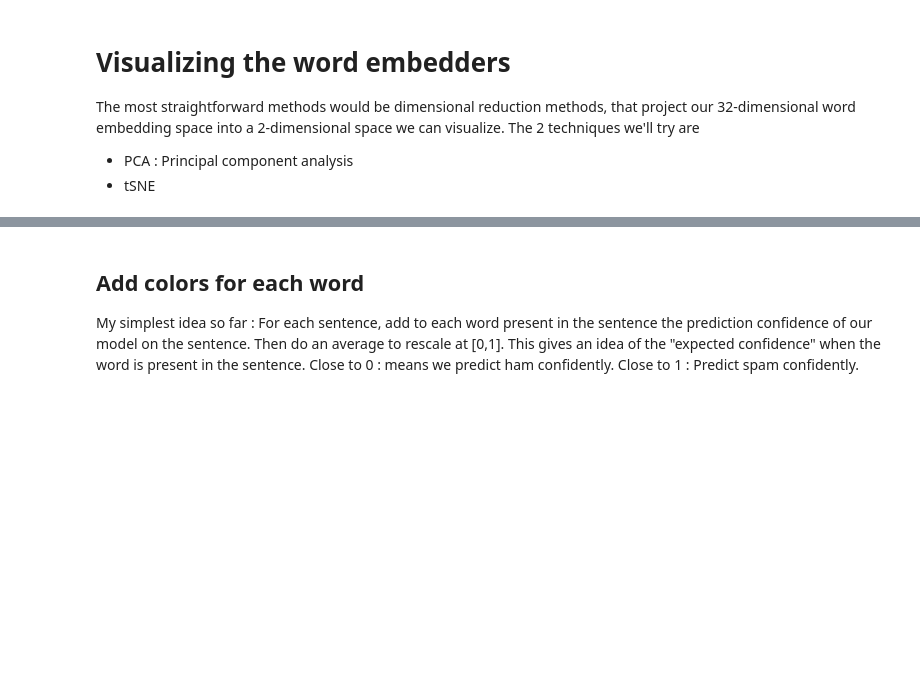
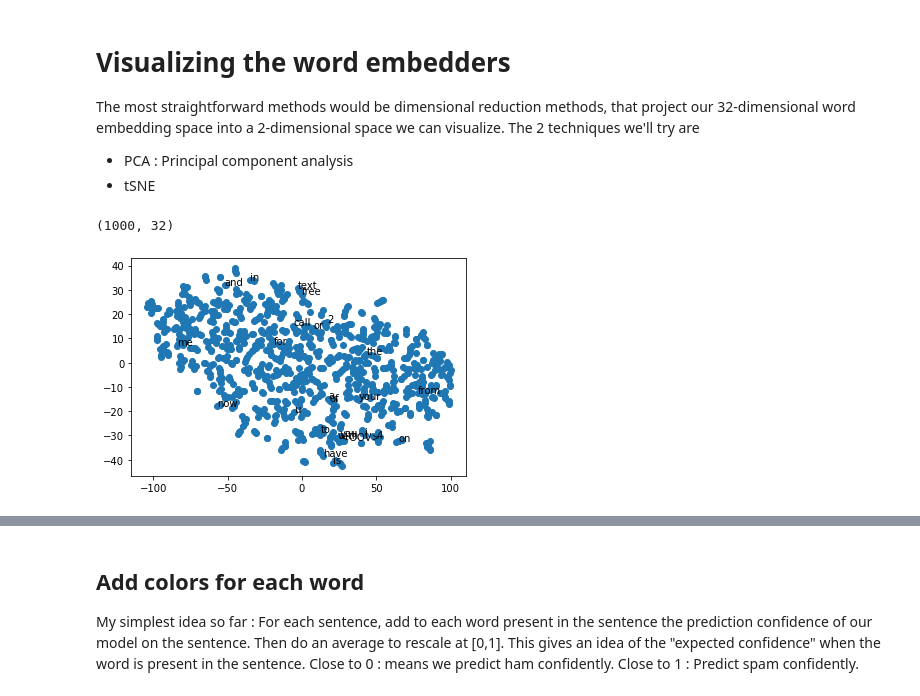
Before and after one commit to ThinhNguyendai/SMSSpamDetection, a Jupyter notebook: SpamClassifiers.ipynb, the cells around one changed output, grey strips where cells are left out. Cells and saved outputs as stored; diff of their text form; code cells hidden in the pictures; blank space fills up the shorter version.

```diff
--- a/SpamClassifiers.ipynb
+++ b/SpamClassifiers.ipynb
@@ -353,5 +365,9 @@ embed_layer = CNN2.get_layer("embedding_2")
 embedding = embed_layer.get_weights()
 embedding = embedding[0] #Otherwise we have a list that contains an array
+# %%
+print(embedding.shape) #1000 words, including 0 token and token index number 1 for <OOV>
+# %% [output]
+(1000, 32)
 # %%
 embeddingTSNE5 = TSNE(n_components=2, learning_rate='auto',
                      perplexity=5.0, init='random').fit_transform(embedding)
@@ -360,10 +376,12 @@ embeddingTSNE30 = TSNE(n_components=2, learning_rate='auto',
 # %%
 fix, ax = plt.subplots()
 ax.scatter(embeddingTSNE5[:,0], embeddingTSNE5[:,1])
 
 for key, i in word_index.items():
-    if i <= 75:
+    if i <= 25:
         ax.annotate(key, (embeddingTSNE5[i-1,0], embeddingTSNE5[i-1,1]))
 #Interessant de voir qu'il n'y a pas vraiment de structure géométrique qui resort
 #PAR CONTRE : peut être que des mots proches correspondent à des mots liés à la classification
+# %% [output]
+[figure, added]
 # %%
```
Also changed, not shown: parts of 39 cells of this notebook, 1 other file.
